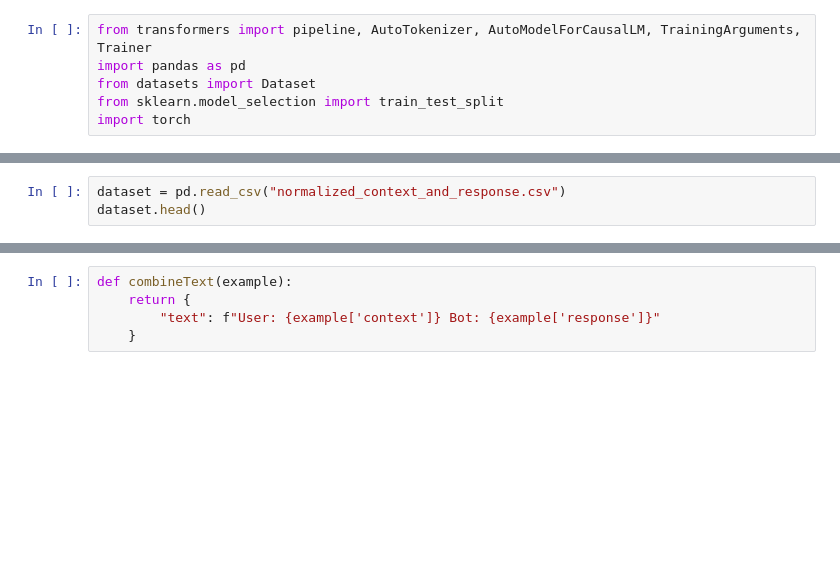
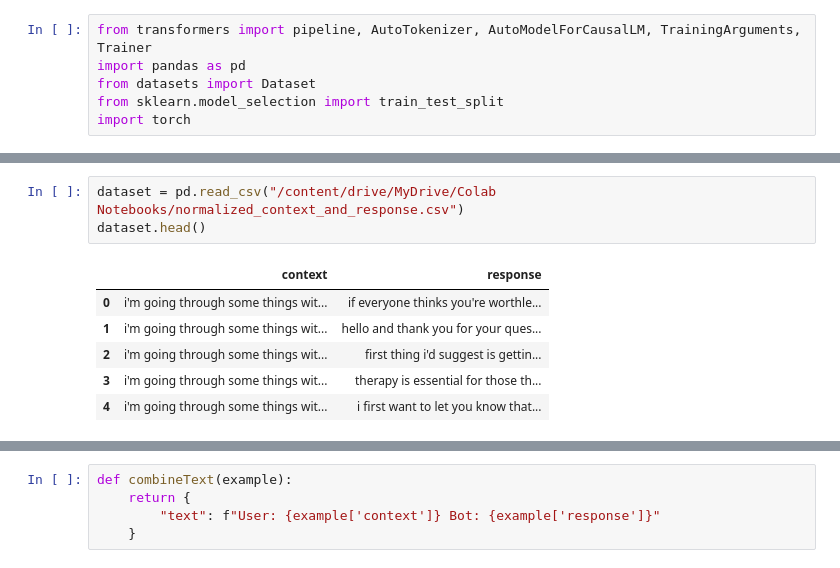
Before and after one commit to donoftime2018/Mental-Health-Chatbot, a Jupyter notebook: NLP_DialoGPT.ipynb, the cells around one changed output, grey strips where cells are left out. Drawn from its saved outputs; the diff is of its cells as text; blank space fills up the shorter version.

```diff
--- a/NLP_DialoGPT.ipynb
+++ b/NLP_DialoGPT.ipynb
@@ -27,6 +91,13 @@ model.to(device)
 # %%
-dataset = pd.read_csv("normalized_context_and_response.csv")
+dataset = pd.read_csv("/content/drive/MyDrive/Colab Notebooks/normalized_context_and_response.csv")
 dataset.head()
+# %% [output]
+|  | context | response |
+| 0 | i'm going through some things wit... | if everyone thinks you're worthle... |
+| 1 | i'm going through some things wit... | hello and thank you for your ques... |
+| 2 | i'm going through some things wit... | first thing i'd suggest is gettin... |
+| 3 | i'm going through some things wit... | therapy is essential for those th... |
+| 4 | i'm going through some things wit... | i first want to let you know that... |
 # %%
 contexts = dataset['context'].astype('str').values
 contexts[:5]
```
Also changed, not shown: parts of 34 cells of this notebook.
